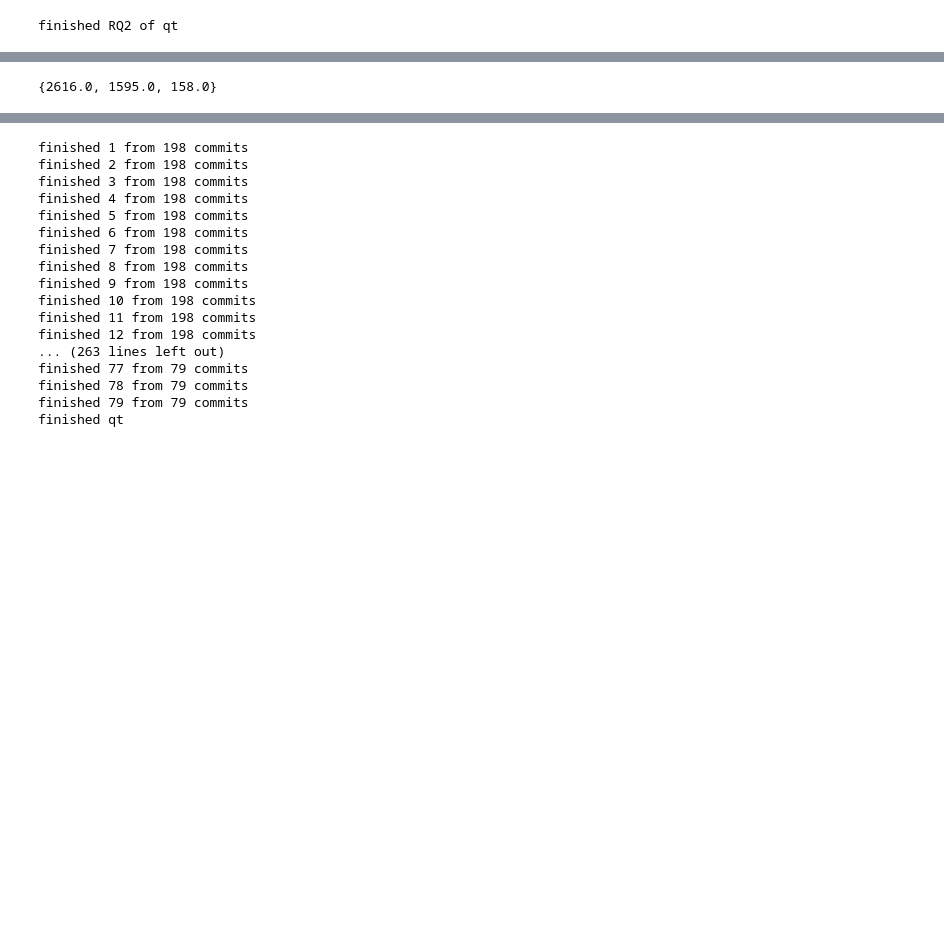
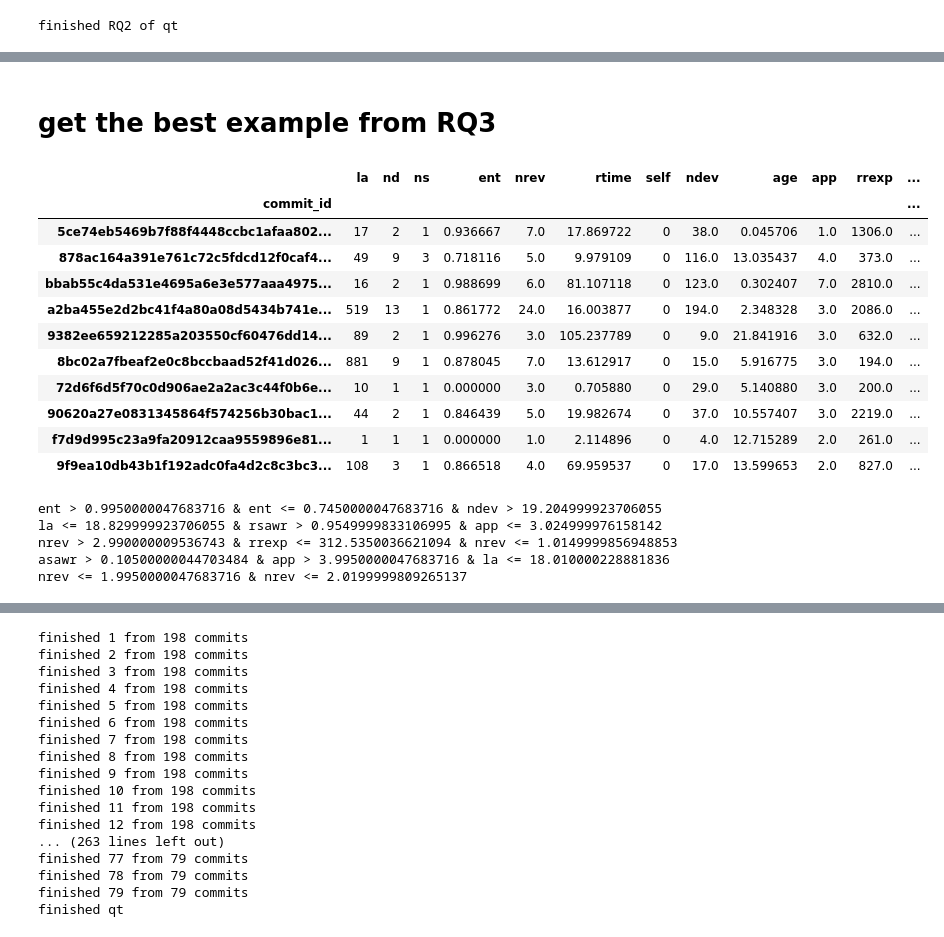
Before and after one commit to awsm-research/PyExplainer, a Jupyter notebook: experiment/evaluation_clean_code.ipynb, the cells around one changed output, grey strips where cells are left out. Cells and saved outputs as stored; diff of their text form; code cells hidden in the pictures; blank space fills up the shorter version.

```diff
--- a/experiment/evaluation_clean_code.ipynb
+++ b/experiment/evaluation_clean_code.ipynb
@@ -29,3 +29,11 @@ dump_dataframe_dir = './dump_df/'
 pyExp_dir = './pyExplainer_obj/'
 other_object_dir = './other_object/'
 # proj_name = 'qt' # ['openstack','qt']
+# %%
+op_py_exp = pickle.load(open(pyExp_dir+'openstack'+'_rulefit_crossoverinterpolation_'+'1e6973aee7137653c62dcef970b1e2527b50517d'+'.pkl','rb'))
+# lime_exp = pickle.load(open(pyExp_dir+'openstack'+'_lime_'+row_index+'.pkl','rb'))
+qt_py_exp = pickle.load(open(pyExp_dir+'qt'+'_rulefit_crossoverinterpolation_'+'f5dbc876378ae58a7bdfe1e9664fc81caca18dfb'+'.pkl','rb'))
+
+print(op_py_exp.keys())
+print(np.sum(op_py_exp['synthetic_predictions'])/len(op_py_exp['synthetic_predictions']))
+print(np.sum(qt_py_exp['synthetic_predictions'])/len(qt_py_exp['synthetic_predictions']))
@@ -1052,4 +967,57 @@ display(result_df[['project','method','number_of_clean_commits_match_guidance',
-# %%
-print(set(openstack_result_df[openstack_result_df['method']=='LIME']['number_of_clean_commits_match_guidance']))
-# %% [output]
-{2616.0, 1595.0, 158.0}
+# %% [markdown]
+# get the best example from RQ3
+# %%
+# openstack_result_df = pd.read_csv('./eval_result/RQ3_openstack.csv')
+# qt_result_df = pd.read_csv('./eval_result/RQ3_qt.csv')
+
+def get_best_example_rq3(proj_name):
+    result_df = pd.read_csv('./eval_result/RQ3_'+proj_name+'.csv')
+    result_df = result_df.sort_values('true_positive_rate',ascending=False).head(5)
+
+    x_test, y_test = prepare_data(proj_name, mode = 'test')
+    tmp_df = x_test.copy()
+#     print(len(tmp_df))
+    tmp_df['label'] = y_test
+    tmp_df = tmp_df[tmp_df['label']==False]
+#     print(len(tmp_df))
+    tmp_df = tmp_df.drop('label',axis=1)
+
+    display(tmp_df.head(10))
+
+#     print(result_df.columns)
+#     display(result_df[['commit id', 'true_positive_rate']])
+
+    commits = list(result_df['commit id'])
+#     print(commits)
+
+    for c in commits:
+        py_exp = pickle.load(open(pyExp_dir+proj_name+'_rulefit_crossoverinterpolation_'+c+'.pkl','rb'))
+        local_model = py_exp['local_model']
+
+        rule = get_rule_str_of_rulefit(local_model)
+        guidance = flip_rule(rule)
+
+#         print(rule)
+        print(guidance)
+#         print(py_exp.keys())
+#         break
+
+get_best_example_rq3('openstack')
+# %% [output]
+|  | la | nd | ns | ent | nrev | rtime | self | ndev | age | app | rrexp | ... |
+| commit_id |  |  |  |  |  |  |  |  |  |  |  | ... |
+| 5ce74eb5469b7f88f4448ccbc1afaa802... | 17 | 2 | 1 | 0.936667 | 7.0 | 17.869722 | 0 | 38.0 | 0.045706 | 1.0 | 1306.0 | ... |
+| 878ac164a391e761c72c5fdcd12f0caf4... | 49 | 9 | 3 | 0.718116 | 5.0 | 9.979109 | 0 | 116.0 | 13.035437 | 4.0 | 373.0 | ... |
+| bbab55c4da531e4695a6e3e577aaa4975... | 16 | 2 | 1 | 0.988699 | 6.0 | 81.107118 | 0 | 123.0 | 0.302407 | 7.0 | 2810.0 | ... |
+| a2ba455e2d2bc41f4a80a08d5434b741e... | 519 | 13 | 1 | 0.861772 | 24.0 | 16.003877 | 0 | 194.0 | 2.348328 | 3.0 | 2086.0 | ... |
+| 9382ee659212285a203550cf60476dd14... | 89 | 2 | 1 | 0.996276 | 3.0 | 105.237789 | 0 | 9.0 | 21.841916 | 3.0 | 632.0 | ... |
+| 8bc02a7fbeaf2e0c8bccbaad52f41d026... | 881 | 9 | 1 | 0.878045 | 7.0 | 13.612917 | 0 | 15.0 | 5.916775 | 3.0 | 194.0 | ... |
+| 72d6f6d5f70c0d906ae2a2ac3c44f0b6e... | 10 | 1 | 1 | 0.000000 | 3.0 | 0.705880 | 0 | 29.0 | 5.140880 | 3.0 | 200.0 | ... |
+| 90620a27e0831345864f574256b30bac1... | 44 | 2 | 1 | 0.846439 | 5.0 | 19.982674 | 0 | 37.0 | 10.557407 | 3.0 | 2219.0 | ... |
+| f7d9d995c23a9fa20912caa9559896e81... | 1 | 1 | 1 | 0.000000 | 1.0 | 2.114896 | 0 | 4.0 | 12.715289 | 2.0 | 261.0 | ... |
+| 9f9ea10db43b1f192adc0fa4d2c8c3bc3... | 108 | 3 | 1 | 0.866518 | 4.0 | 69.959537 | 0 | 17.0 | 13.599653 | 2.0 | 827.0 | ... |
+ent > 0.9950000047683716 & ent <= 0.7450000047683716 & ndev > 19.204999923706055
+la <= 18.829999923706055 & rsawr > 0.9549999833106995 & app <= 3.024999976158142
+nrev > 2.990000009536743 & rrexp <= 312.5350036621094 & nrev <= 1.0149999856948853
+asawr > 0.10500000044703484 & app > 3.9950000047683716 & la <= 18.010000228881836
+nrev <= 1.9950000047683716 & nrev <= 2.0199999809265137
```
Also changed, not shown: parts of 24 cells of this notebook, 7 other files.
